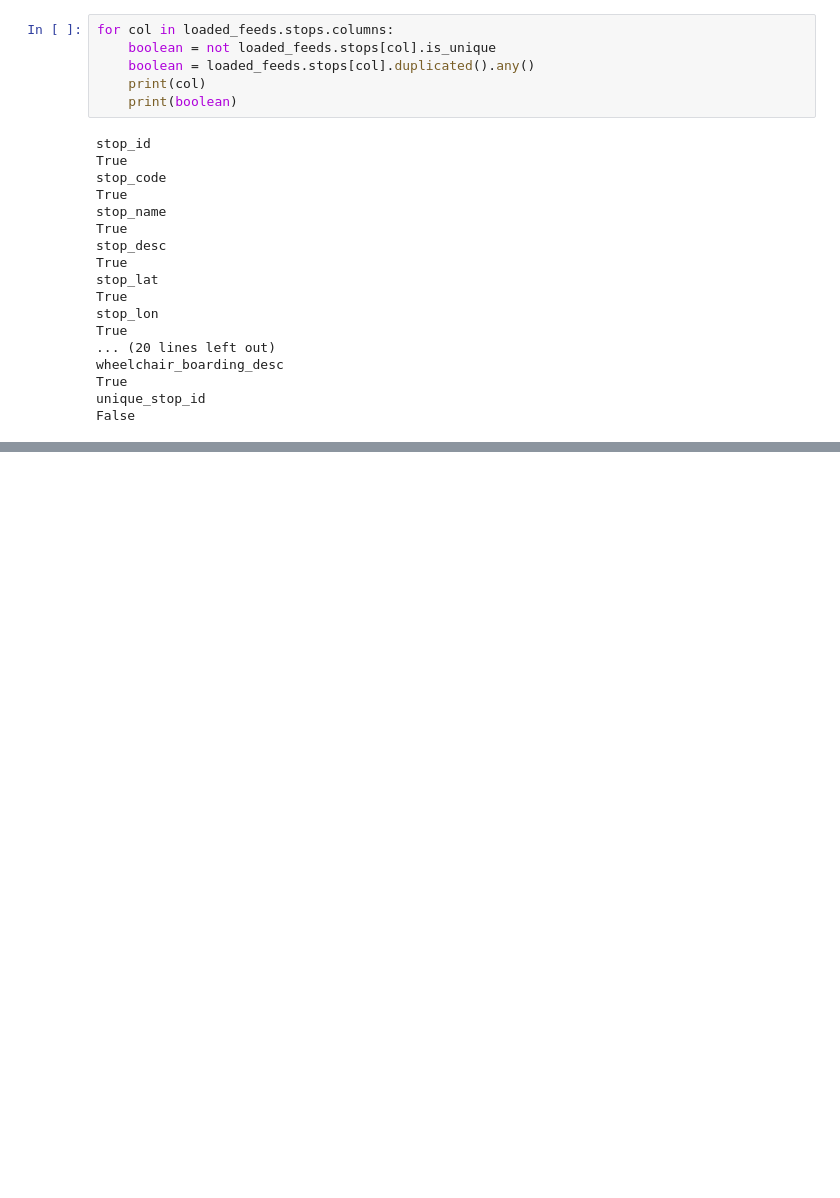
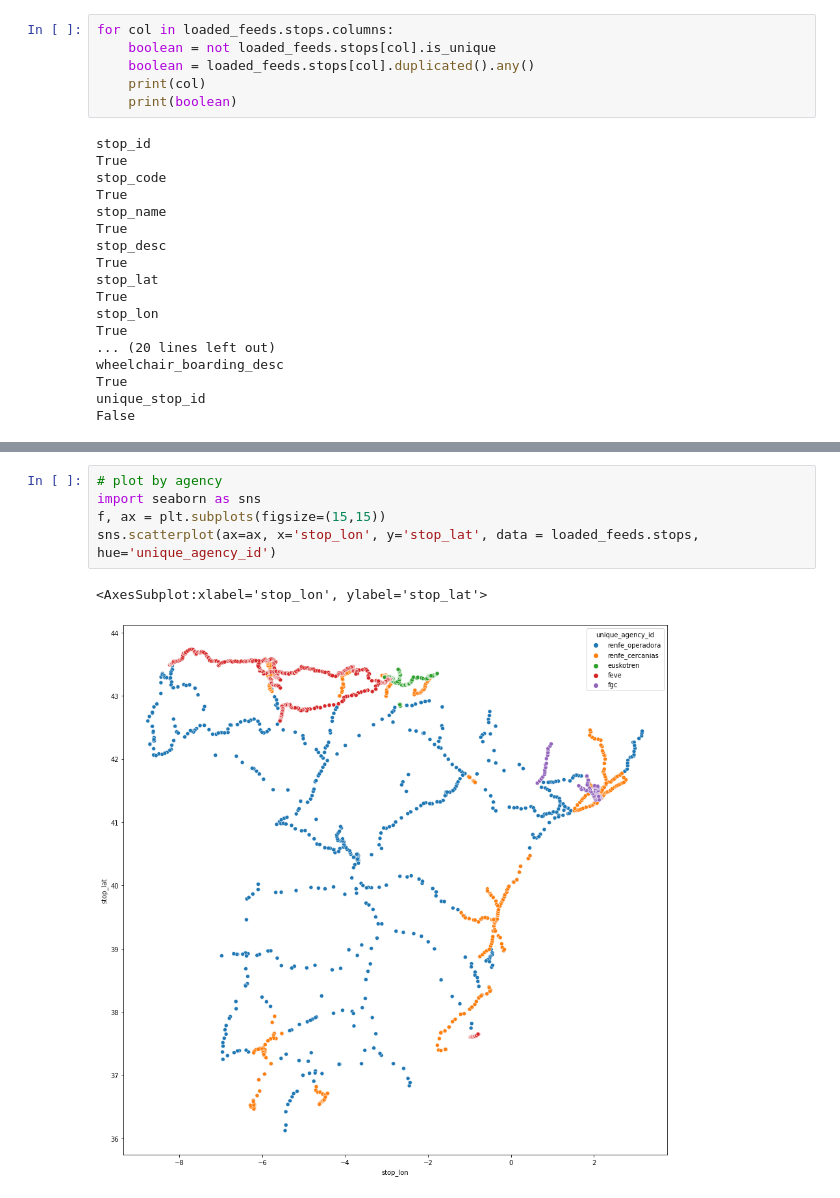
Before and after one commit to marcbosch-idencity/urbanaccess-example, a Jupyter notebook: longitudes_frecuencias_trenes.ipynb, the cells around one changed output, grey strips where cells are left out. Saved outputs shown, nothing was run; the diff lists cells and outputs as text; blank space fills up the shorter version.

```diff
--- a/longitudes_frecuencias_trenes.ipynb
+++ b/longitudes_frecuencias_trenes.ipynb
@@ -217,0 +218,8 @@ urbanaccess_net.transit_nodes.plot(ax=ax, kind='scatter', x='x', y='y', s=1, col
+# %%
+# plot by agency
+import seaborn as sns
+f, ax = plt.subplots(figsize=(15,15))
+sns.scatterplot(ax=ax, x='stop_lon', y='stop_lat', data = loaded_feeds.stops, hue='unique_agency_id')
+# %% [output]
+<AxesSubplot:xlabel='stop_lon', ylabel='stop_lat'>
+[figure, added]
```
Also changed, not shown: parts of 4 cells of this notebook.
